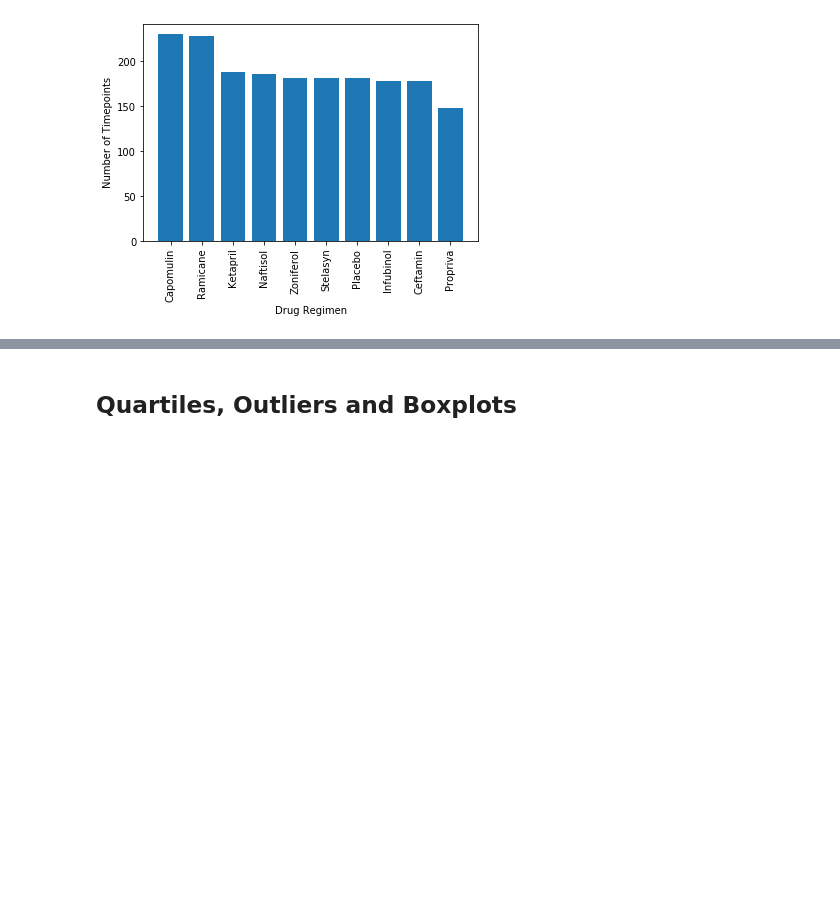
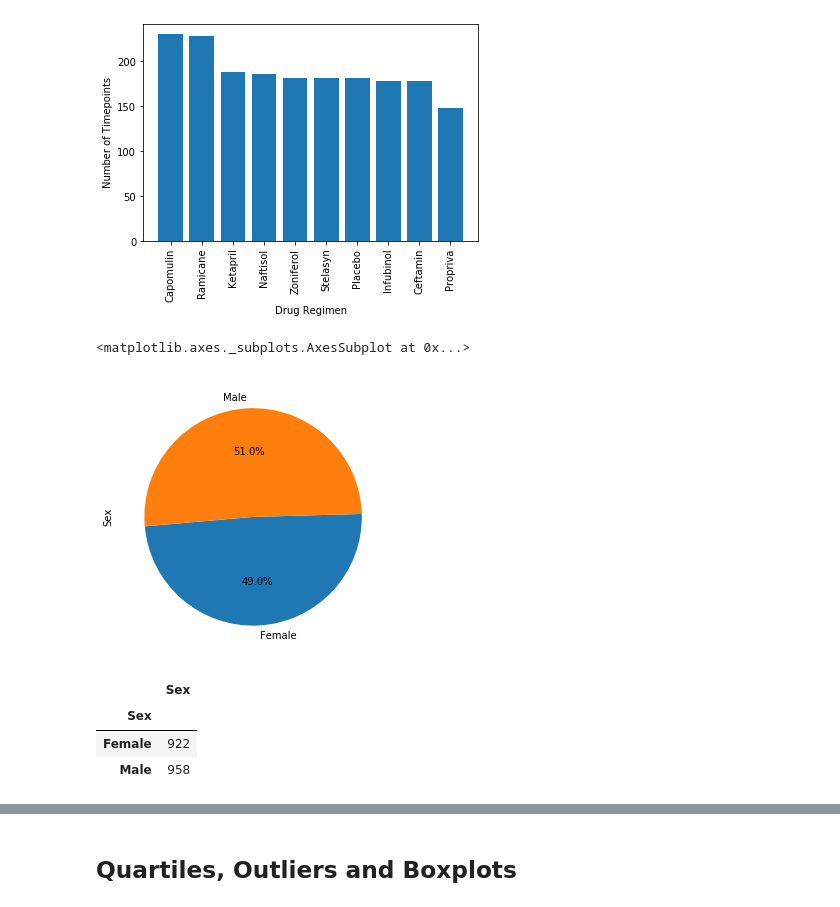
Before and after one commit to jaysueno/pymaceuticals, a Jupyter notebook: Pymaceuticals/jay_v2.ipynb, the cells around one changed output, grey strips where cells are left out. Saved outputs shown, nothing was run; the diff lists cells and outputs as text; code cells hidden in the pictures; blank space fills up the shorter version.

```diff
--- a/Pymaceuticals/jay_v2.ipynb
+++ b/Pymaceuticals/jay_v2.ipynb
@@ -168,5 +168,19 @@ plt.show()
 [figure]
 # %%
 # Generate a pie plot showing the distribution of female versus male mice using pandas
+sex = clean_df2.groupby(['Sex'])['Sex'].count()
+sex
+sex.plot.pie(startangle=185,autopct='%1.1f%%', figsize=(5, 5))
+# %% [output]
+<matplotlib.axes._subplots.AxesSubplot at 0x...>
+[figure, added]
+# %%
+sex_df = pd.DataFrame(sex)
+sex_df
+# %% [output]
+|  | Sex |
+| Sex |  |
+| Female | 922 |
+| Male | 958 |
 # %%
 # Generate a pie plot showing the distribution of female versus male mice using pyplot
```
Also changed, not shown: parts of 1 cell of this notebook, 1 other file.
